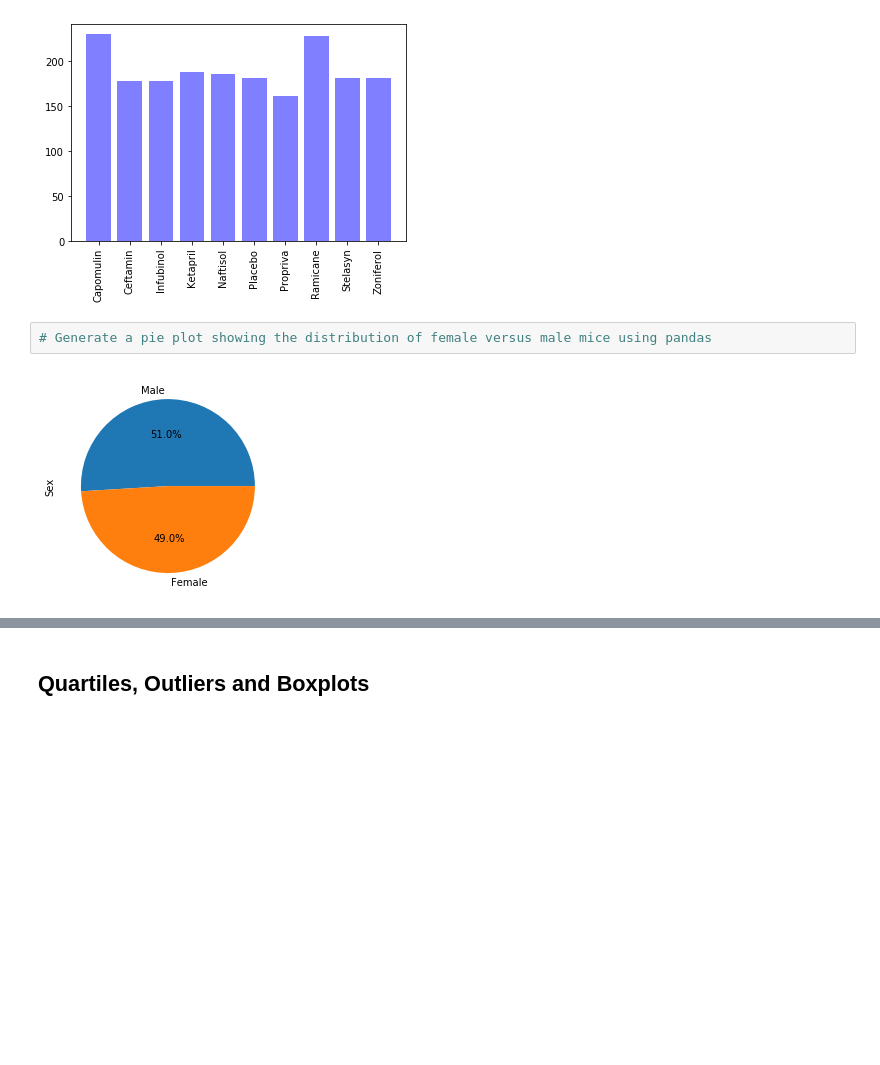
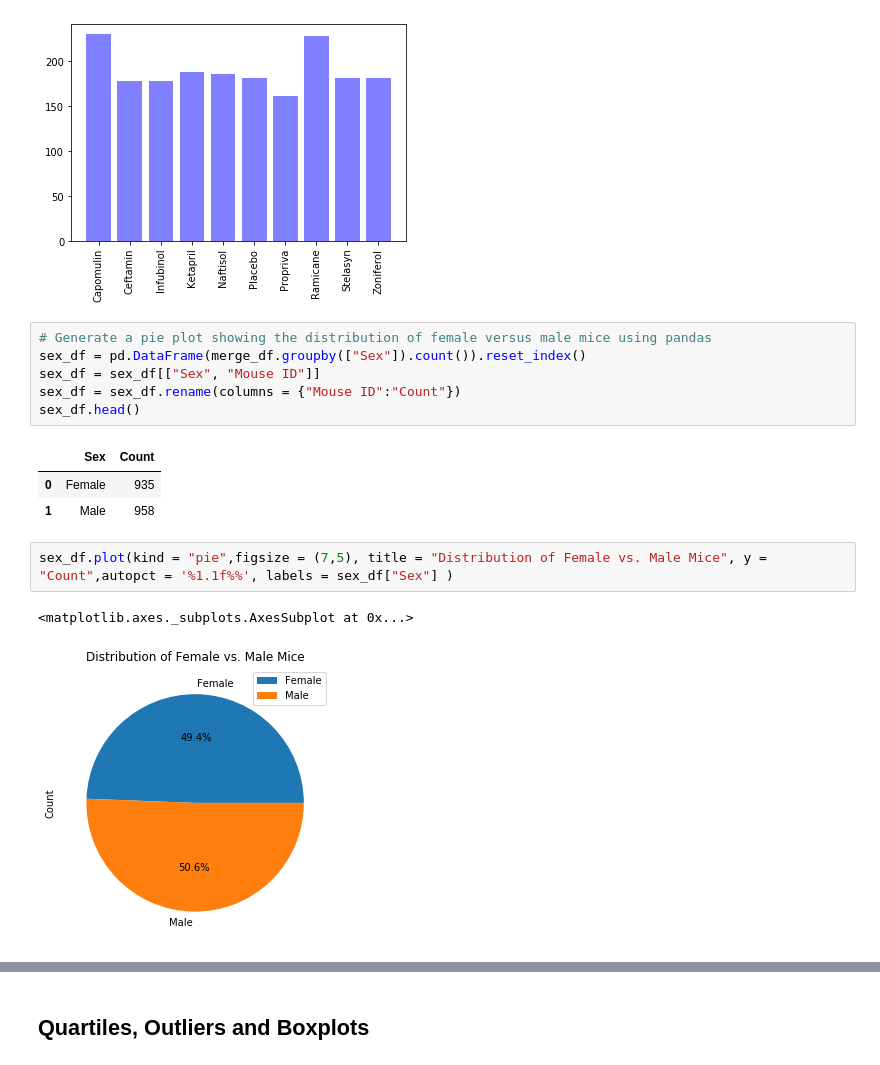
Before and after one commit to hlstevens16/matplotlib---challenge, a Jupyter notebook: Pymaceuticals.ipynb, the cells around one changed output, grey strips where cells are left out. Saved outputs shown, nothing was run; the diff lists cells and outputs as text; blank space fills up the shorter version.

```diff
--- a/Pymaceuticals.ipynb
+++ b/Pymaceuticals.ipynb
@@ -188,7 +188,18 @@ plt.show()
 [figure]
 # %%
 # Generate a pie plot showing the distribution of female versus male mice using pandas
+sex_df = pd.DataFrame(merge_df.groupby(["Sex"]).count()).reset_index()
+sex_df = sex_df[["Sex", "Mouse ID"]]
+sex_df = sex_df.rename(columns = {"Mouse ID":"Count"})
+sex_df.head()
 # %% [output]
-[figure, removed]
+|  | Sex | Count |
+| 0 | Female | 935 |
+| 1 | Male | 958 |
+# %%
+sex_df.plot(kind = "pie",figsize = (7,5), title = "Distribution of Female vs. Male Mice", y = "Count",autopct = '%1.1f%%', labels = sex_df["Sex"] )
+# %% [output]
+<matplotlib.axes._subplots.AxesSubplot at 0x...>
+[figure, added]
 # %%
 # Generate a pie plot showing the distribution of female versus male mice using pyplot
```
Also changed, not shown: parts of 13 cells of this notebook.
